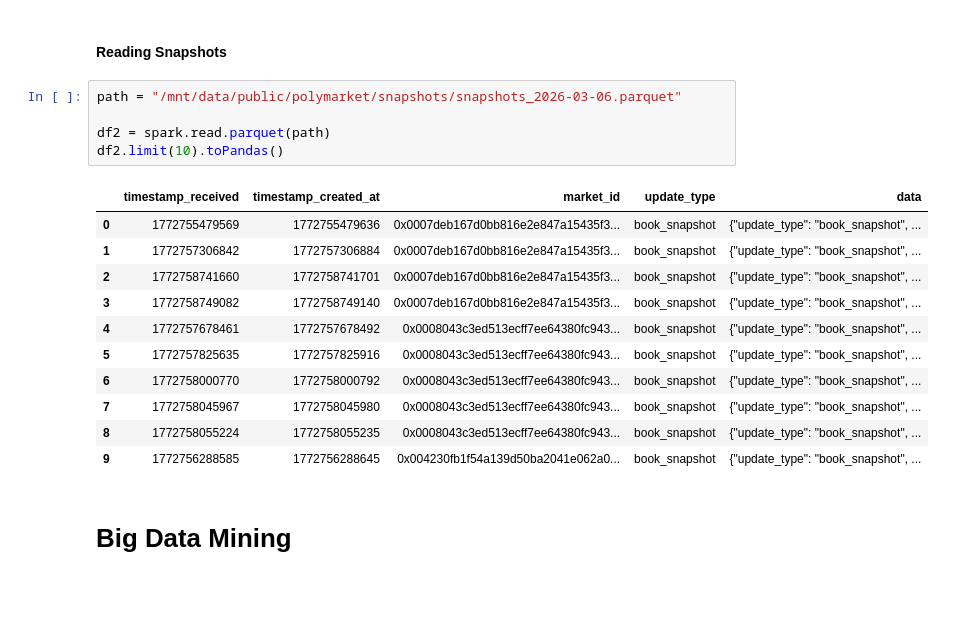
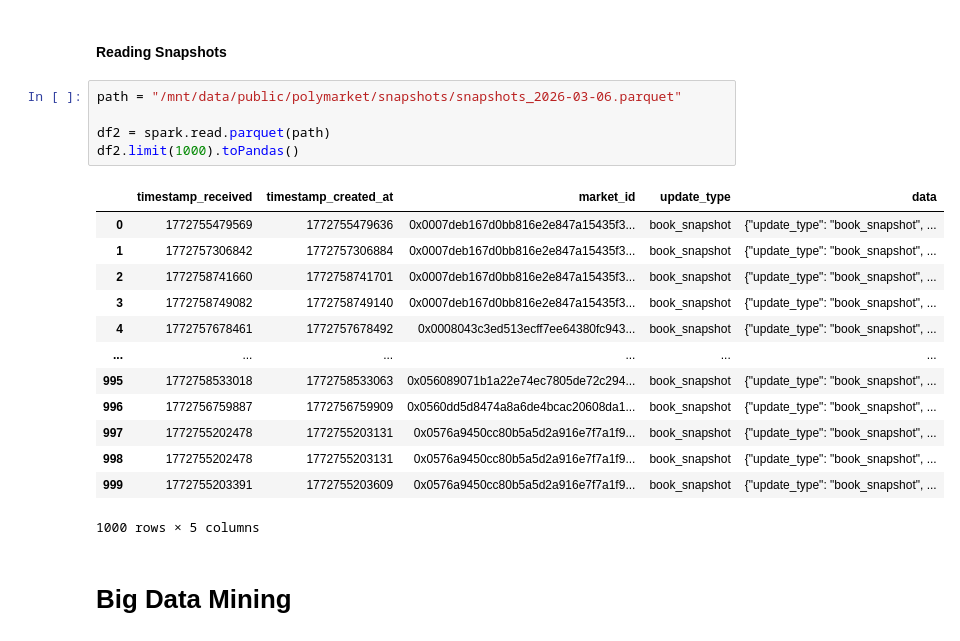
Before and after one commit to EnzoAlto/PolyMarket_BigData, a Jupyter notebook: Lab Notebook-Enzo.ipynb, the cells around one changed output. Cells and saved outputs as stored; diff of their text form; blank space fills up the shorter version.

```diff
--- a/Lab Notebook-Enzo.ipynb
+++ b/Lab Notebook-Enzo.ipynb
@@ -213,20 +245,22 @@ df.limit(10).toPandas()
 # %%
 path = "/mnt/data/public/polymarket/snapshots/snapshots_2026-03-06.parquet"
 
 df2 = spark.read.parquet(path)
-df2.limit(10).toPandas()
+df2.limit(1000).toPandas()
 # %% [output]
 |  | timestamp_received | timestamp_created_at | market_id | update_type | data |
 | 0 | 1772755479569 | 1772755479636 | 0x0007deb167d0bb816e2e847a15435f3... | book_snapshot | {"update_type": "book_snapshot", ... |
 | 1 | 1772757306842 | 1772757306884 | 0x0007deb167d0bb816e2e847a15435f3... | book_snapshot | {"update_type": "book_snapshot", ... |
 | 2 | 1772758741660 | 1772758741701 | 0x0007deb167d0bb816e2e847a15435f3... | book_snapshot | {"update_type": "book_snapshot", ... |
 | 3 | 1772758749082 | 1772758749140 | 0x0007deb167d0bb816e2e847a15435f3... | book_snapshot | {"update_type": "book_snapshot", ... |
 | 4 | 1772757678461 | 1772757678492 | 0x0008043c3ed513ecff7ee64380fc943... | book_snapshot | {"update_type": "book_snapshot", ... |
-| 5 | 1772757825635 | 1772757825916 | 0x0008043c3ed513ecff7ee64380fc943... | book_snapshot | {"update_type": "book_snapshot", ... |
-| 6 | 1772758000770 | 1772758000792 | 0x0008043c3ed513ecff7ee64380fc943... | book_snapshot | {"update_type": "book_snapshot", ... |
-| 7 | 1772758045967 | 1772758045980 | 0x0008043c3ed513ecff7ee64380fc943... | book_snapshot | {"update_type": "book_snapshot", ... |
-| 8 | 1772758055224 | 1772758055235 | 0x0008043c3ed513ecff7ee64380fc943... | book_snapshot | {"update_type": "book_snapshot", ... |
-| 9 | 1772756288585 | 1772756288645 | 0x004230fb1f54a139d50ba2041e062a0... | book_snapshot | {"update_type": "book_snapshot", ... |
+| ... | ... | ... | ... | ... | ... |
+| 995 | 1772758533018 | 1772758533063 | 0x056089071b1a22e74ec7805de72c294... | book_snapshot | {"update_type": "book_snapshot", ... |
+| 996 | 1772756759887 | 1772756759909 | 0x0560dd5d8474a8a6de4bcac20608da1... | book_snapshot | {"update_type": "book_snapshot", ... |
+| 997 | 1772755202478 | 1772755203131 | 0x0576a9450cc80b5a5d2a916e7f7a1f9... | book_snapshot | {"update_type": "book_snapshot", ... |
+| 998 | 1772755202478 | 1772755203131 | 0x0576a9450cc80b5a5d2a916e7f7a1f9... | book_snapshot | {"update_type": "book_snapshot", ... |
+| 999 | 1772755203391 | 1772755203609 | 0x0576a9450cc80b5a5d2a916e7f7a1f9... | book_snapshot | {"update_type": "book_snapshot", ... |
+1000 rows × 5 columns
 # %% [markdown]
 # Big Data Mining
 # %% [markdown]
```
Also changed, not shown: parts of 22 cells of this notebook.
